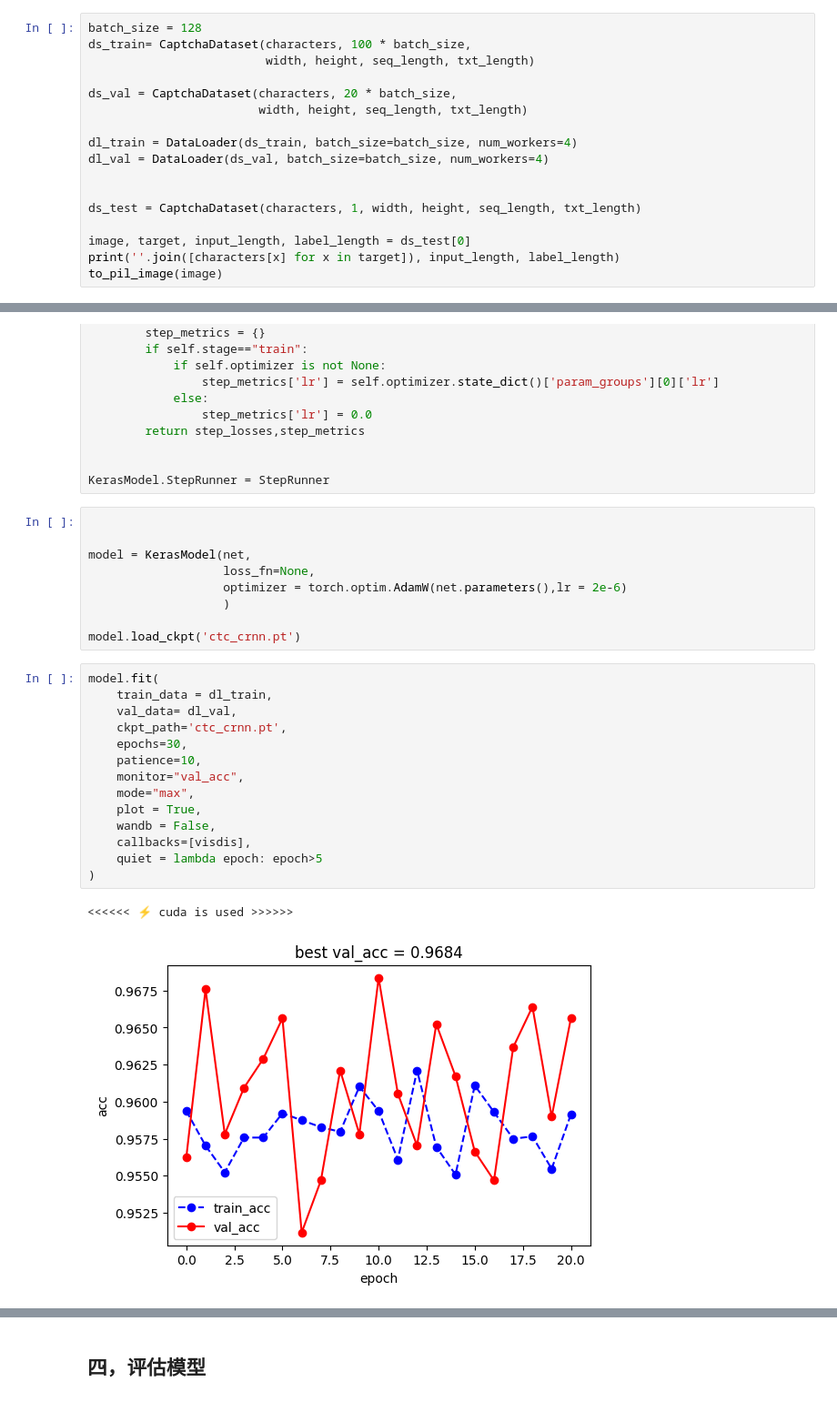
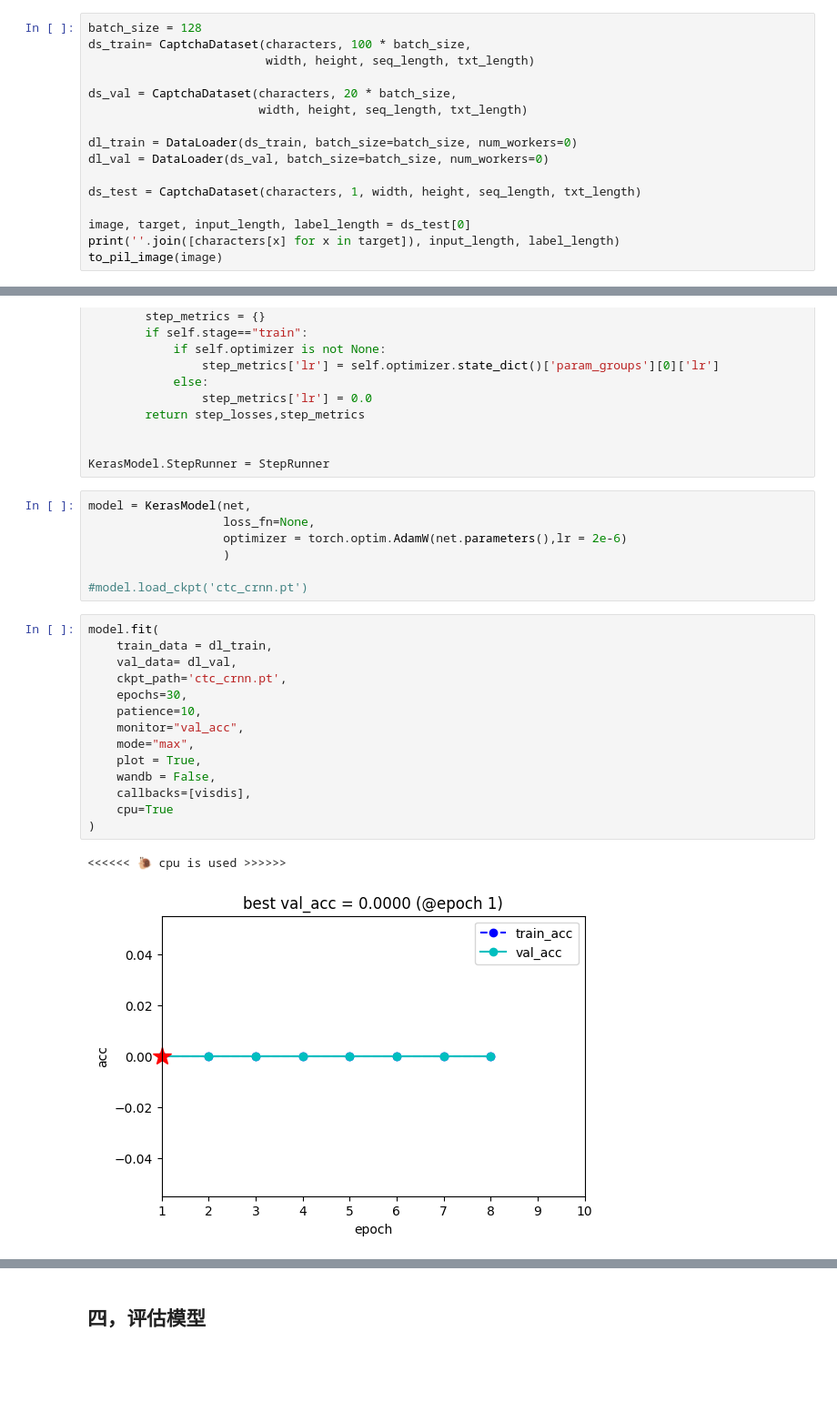
Before and after one commit to lyhue1991/torchkeras, a Jupyter notebook: examples/CRNN_CTC.ipynb, the cells around one changed output, grey strips where cells are left out. Shown at 91% size. Drawn from its saved outputs; the diff is of its cells as text; blank space fills up the shorter version.

```diff
--- a/examples/CRNN_CTC.ipynb
+++ b/examples/CRNN_CTC.ipynb
@@ -76,9 +76,8 @@ ds_train= CaptchaDataset(characters, 100 * batch_size,
 ds_val = CaptchaDataset(characters, 20 * batch_size,
                         width, height, seq_length, txt_length)
 
-dl_train = DataLoader(ds_train, batch_size=batch_size, num_workers=4)
-dl_val = DataLoader(ds_val, batch_size=batch_size, num_workers=4)
-
+dl_train = DataLoader(ds_train, batch_size=batch_size, num_workers=0)
+dl_val = DataLoader(ds_val, batch_size=batch_size, num_workers=0)
 
 ds_test = CaptchaDataset(characters, 1, width, height, seq_length, txt_length)
 
@@ -224,28 +223,26 @@ class StepRunner:
 
 KerasModel.StepRunner = StepRunner
 # %%
-
-
 model = KerasModel(net,
                    loss_fn=None,
                    optimizer = torch.optim.AdamW(net.parameters(),lr = 2e-6)
                    )
 
-model.load_ckpt('ctc_crnn.pt')
+#model.load_ckpt('ctc_crnn.pt')
 # %%
 model.fit(
     train_data = dl_train,
     val_data= dl_val,
     ckpt_path='ctc_crnn.pt',
     epochs=30,
     patience=10,
     monitor="val_acc",
     mode="max",
     plot = True,
     wandb = False,
     callbacks=[visdis],
-    quiet = lambda epoch: epoch>5
+    cpu=True
 )
 # %% [output]
-<<<<<< ⚡️ cuda is used >>>>>>
+<<<<<< 🐌 cpu is used >>>>>>
-[figure, old version]
+[figure, new version]
```
Also changed, not shown: parts of 5 cells of this notebook, 6 other files.
